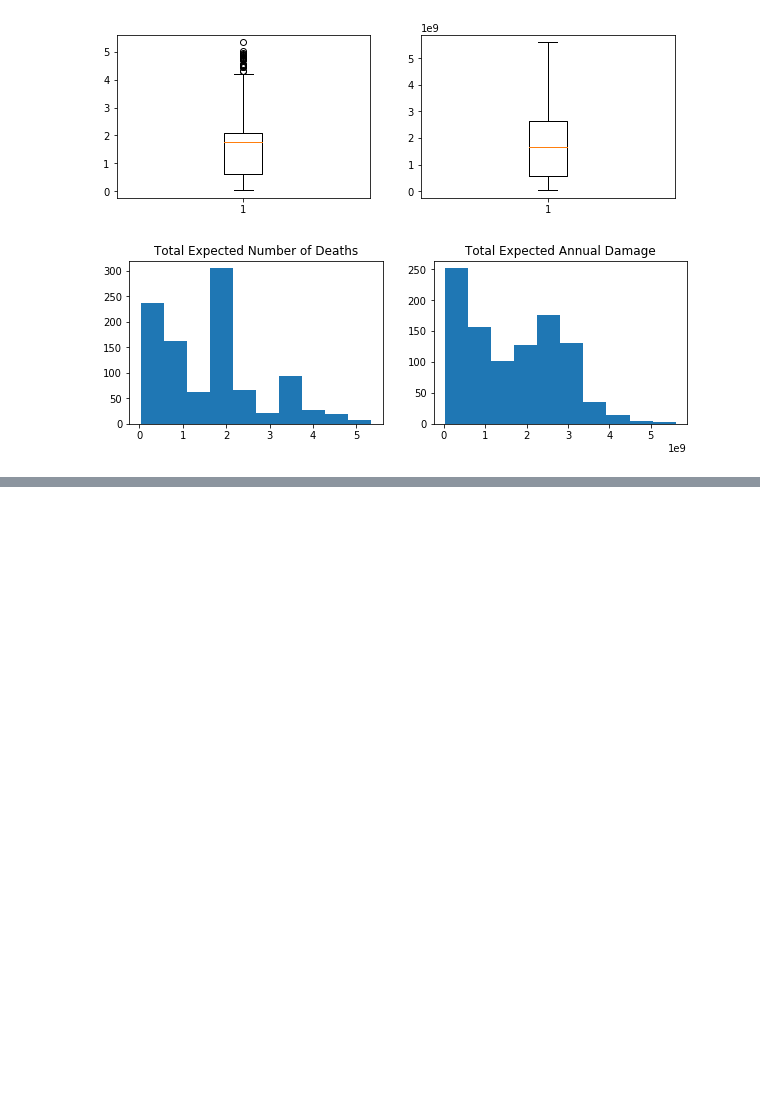
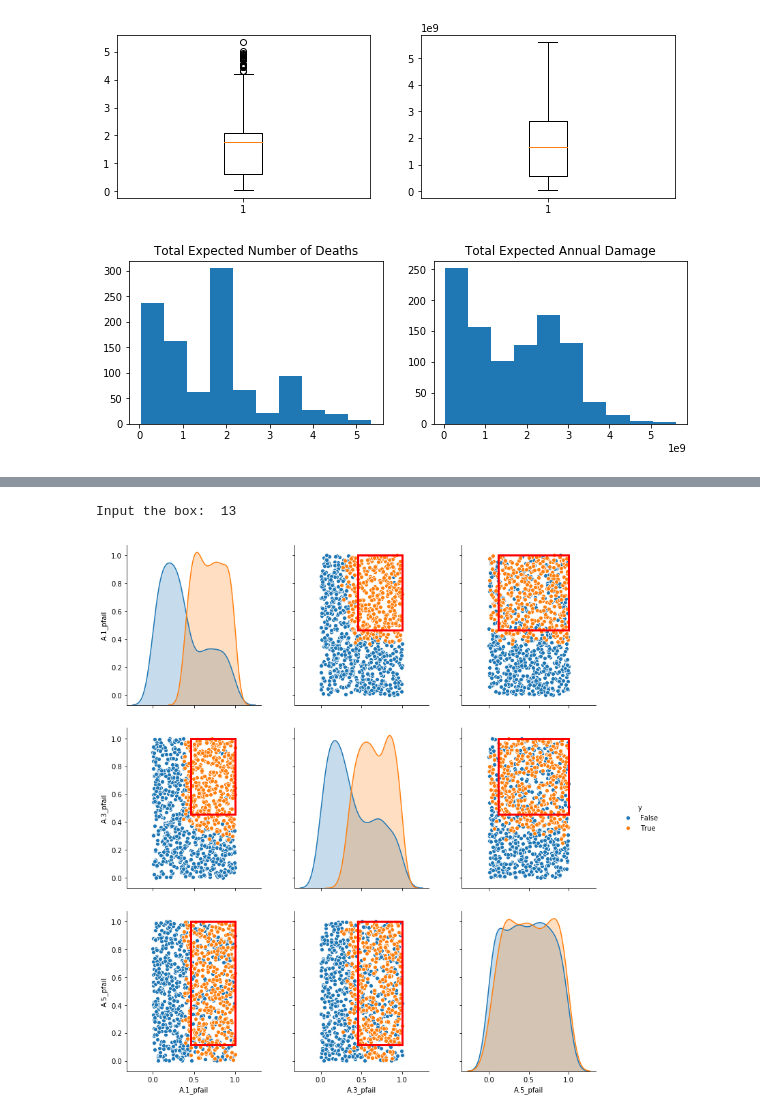
Before and after one commit to WKSu/Model-based-decision-making, a Jupyter notebook: Vulnerability Analysis.ipynb, the cells around one changed output, grey strips where cells are left out. Saved outputs shown, nothing was run; the diff lists cells and outputs as text; code cells hidden in the pictures; blank space fills up the shorter version.

```diff
--- a/Vulnerability Analysis.ipynb
+++ b/Vulnerability Analysis.ipynb
@@ -81,3 +78,10 @@ y_deaths = y_deaths < 1
+# %%
+# Set the input and output parameters
+# Make sure the outputs are binary (0/1), and specify your interested cases
+
+x = results.iloc[:, :19]
+y_deaths = results["Total Expected Number of Deaths"].values
+y_deaths = y_deaths < 1
 # %%
 prim_alg = prim.Prim(x, y_deaths, threshold=0.65, peel_alpha=0.1)
 box1 = prim_alg.find_box()
@@ -94,0 +114,10 @@ plt.show()
+# %%
+box = int(input("Input the box: "))
+box1.select(box)
+box1.show_pairs_scatter()
+fig = plt.gcf()
+fig.set_size_inches(12,12)
+plt.show()
+# %% [output]
+Input the box:  13
+[figure, added]
```
Also changed, not shown: parts of 15 cells of this notebook, 1 other file.
